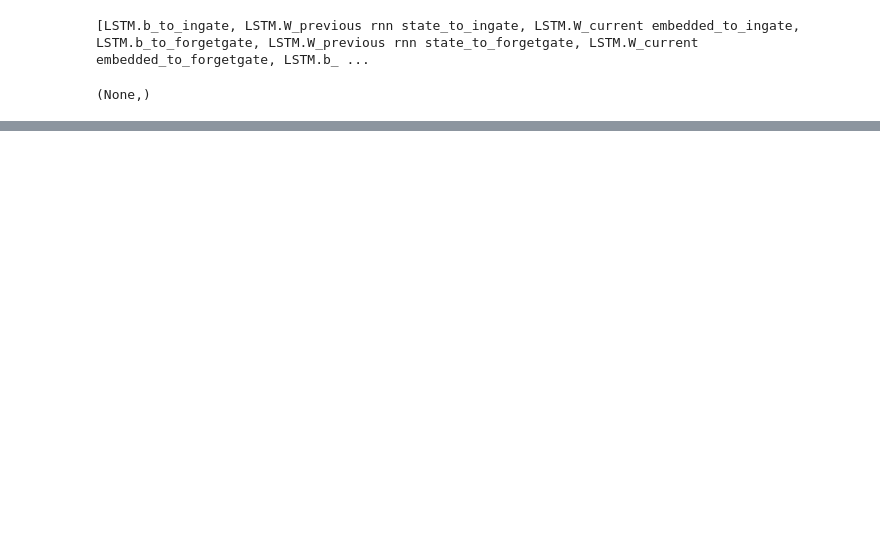
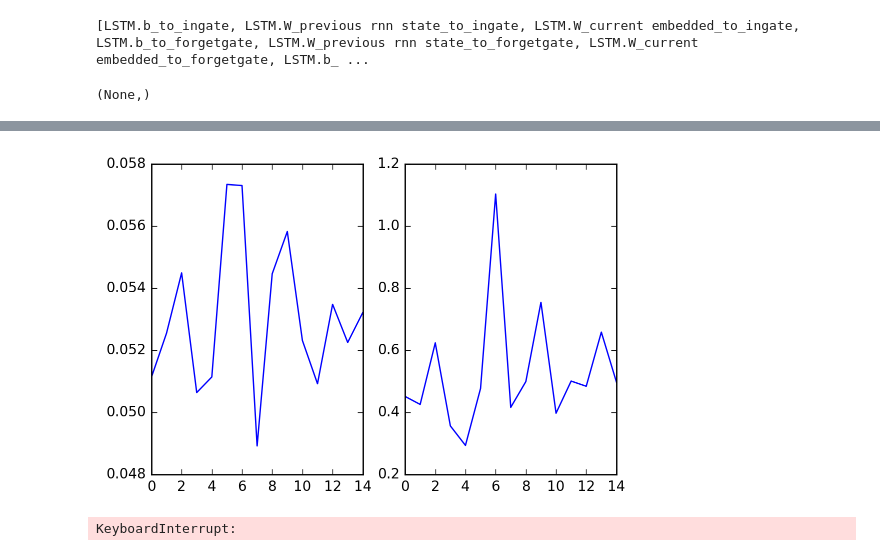
Before and after one commit to TIXFeniks/Hathor, a Jupyter notebook: Network.ipynb, the cells around one changed output, grey strips where cells are left out. Cells and saved outputs as stored; diff of their text form; code cells hidden in the pictures; blank space fills up the shorter version.

```diff
--- a/Network.ipynb
+++ b/Network.ipynb
@@ -119,8 +124,14 @@ loss = loss.reshape((-1,seq_len - 1))[:,SKIP_LOSS:].mean()
 updates = lasagne.updates.adam(loss,weights)
+# %%
+upds = OrderedDict()
+# %%
+for u in updates:
+    upds[u] = updates[u].clip(-1,1)
+    pass
 # %%
 #training
 train_step = theano.function([sequence, dur_seq], [loss_categ, loss_reg],
-                             updates=training_loop.get_automatic_updates()+updates, allow_input_downcast=True)
+                             updates=training_loop.get_automatic_updates()+upds, allow_input_downcast=True)
 # %%
 get_output_shape(step.next_dur)
 # %% [output]
@@ -163,25 +177,30 @@ import matplotlib.pyplot as plt
+# %%
+dataset_generation.SEQ_LEN = 170
+seq_len.set_value(dataset_generation.SEQ_LEN)
 # %%
 from IPython.display import clear_output
 
 #train loop
 t = tqdm_notebook(dataset_generation.iterate_minibatches(1000, 1000), total = 1000)
 
-categ_hist = []
-reg_hist = []
+
 
 it = 1
 for batch in t:
     notes = batch[:,:-1]
-    print "Begin"
     durations = np.array( batch[:,-1].todense()).ravel()
     categ, reg = train_step(notes, durations)
-    print "Done"
     categ_hist.append(categ.mean())
     reg_hist.append(reg.mean())
     it+=1
-    if it%3 == 0:
+    if it%1 == 0:
         clear_output()
+
         plt.subplot(1,2,1)
-        plt.plot(categ_hist)
+        plt.plot(categ_hist[-15:])
         plt.subplot(1,2,2)
-        plt.plot(reg_hist)
+        plt.plot(reg_hist[-15:])
+        plt.show()
+# %% [output]
+[figure, added]
+KeyboardInterrupt:
```
Also changed, not shown: parts of 10 cells of this notebook, 10 other files.
